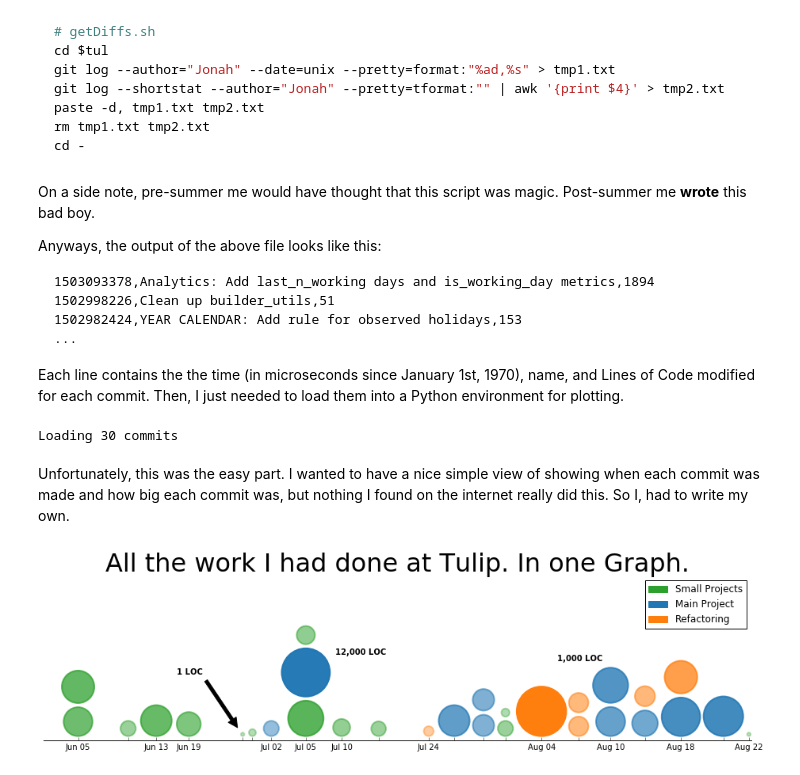
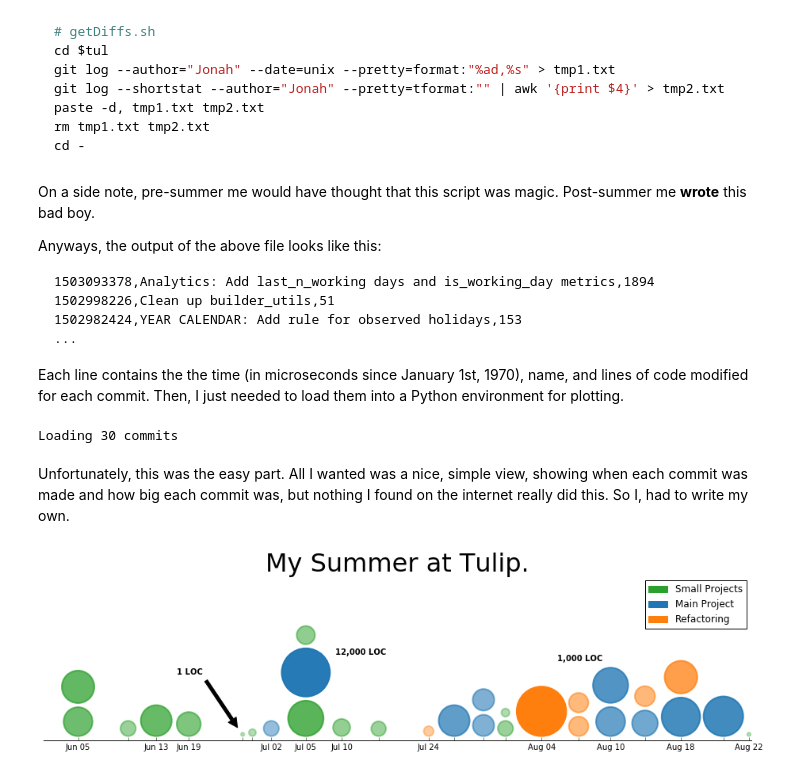
Before and after one commit to Joboman555/Quantifying-A-Summer-of-Learning, a Jupyter notebook: Tulip Final Presentation.ipynb, the cells around one changed output. Drawn from its saved outputs; the diff is of its cells as text; code cells hidden in the pictures.

````diff
--- a/Tulip Final Presentation.ipynb
+++ b/Tulip Final Presentation.ipynb
@@ -224,7 +222,7 @@ Anyways, the output of the above file looks like this:
 1502982424,YEAR CALENDAR: Add rule for observed holidays,153
 ...
 ```
-Each line contains the the time (in microseconds since January 1st, 1970), name, and Lines of Code modified for each commit. Then, I just needed to load them into a Python environment for plotting.
+Each line contains the the time (in microseconds since January 1st, 1970), name, and lines of code modified for each commit. Then, I just needed to load them into a Python environment for plotting.
 # %%
 diff_data = []
 
@@ -245,7 +243,7 @@ print 'Loading', len(dates), 'commits'
 # %% [output]
 Loading 30 commits
 # %% [markdown]
-Unfortunately, this was the easy part. I wanted to have a nice simple view of showing when each commit was made and how big each commit was, but nothing I found on the internet really did this. So I, had to write my own.
+Unfortunately, this was the easy part. All I wanted was a nice, simple view, showing when each commit was made and how big each commit was, but nothing I found on the internet really did this. So I, had to write my own.
 # %%
 import matplotlib.patches as mpatches
 import math
@@ -366,33 +364,32 @@ tick_labels[17] = ''
 tick_labels[19] = ''
 
 font = FontProperties()
 font.set_weight('bold')
 
 # format it so it looks like a number line
 plt.xticks([xToNewX[l] for l in tick_locations], tick_labels)
 plt.axes().spines['top'].set_visible(False)
 plt.axes().spines['right'].set_visible(False)
 plt.axes().spines['left'].set_visible(False)
 plt.yticks([])
 plt.axes().xaxis.set_ticks_position('bottom')
 plt.axes().yaxis.set_ticks_position('none')
 plt.axis([0, xmax, 0, ymax])
 fig.set_size_inches(16, 16.0/xmax*ymax)
 ax4.axis('equal')
 
-# Add a legend
 green_patch = mpatches.Patch(color=green, label='Small Projects')
 blue_patch = mpatches.Patch(color=blue, label='Main Project')
 orange_patch = mpatches.Patch(color=orange, label='Refactoring')
 plt.legend(handles=[green_patch, blue_patch, orange_patch])
 
 # Add some annotations
 plt.axes().annotate('1 LOC', xy=(tick_locations[4]-0.005, 0.015), xytext=(tick_locations[4]-0.1, 0.1),
                     fontproperties=font, arrowprops=dict(facecolor='black', shrink=0.05))
 plt.text(tick_locations[8]+0.01, 0.13, '12,000 LOC', fontproperties=font)
 plt.text(tick_locations[16]+0.01, 0.12, '1,000 LOC', fontproperties=font)
-plt.title('All the work I had done at Tulip. In one Graph.', size=32)
+plt.title('My Summer at Tulip.', size=32)
 
 plt.show()
 # %% [output]
-[figure, old version]
+[figure, new version]
````
Also changed, not shown: parts of 6 cells of this notebook.
